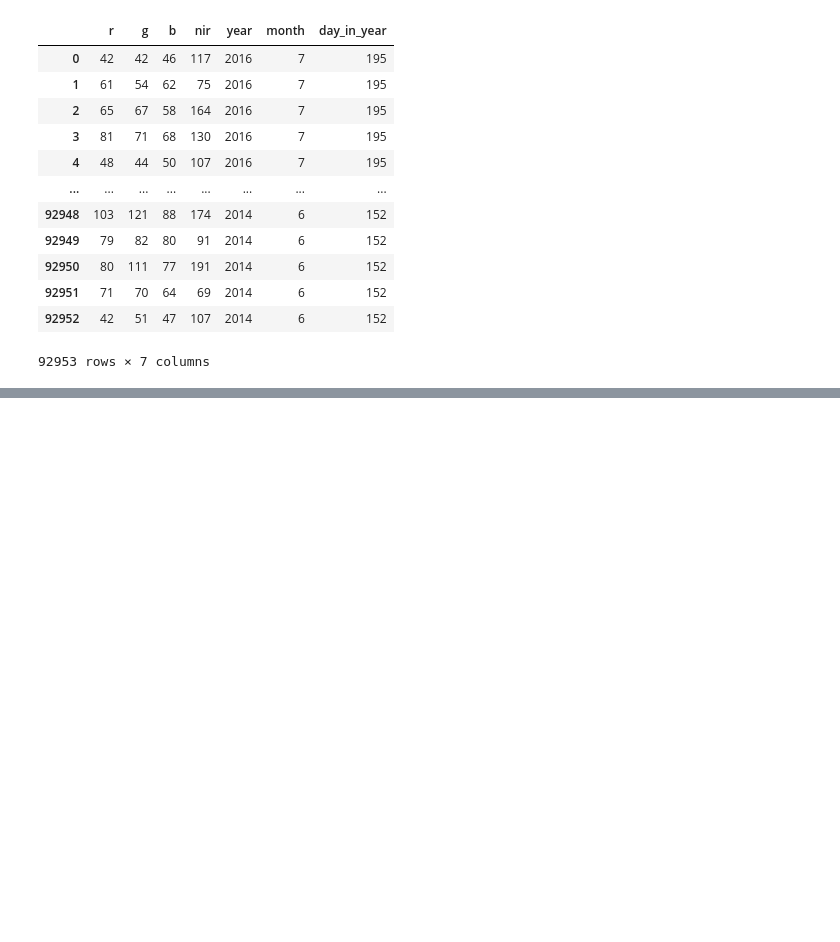
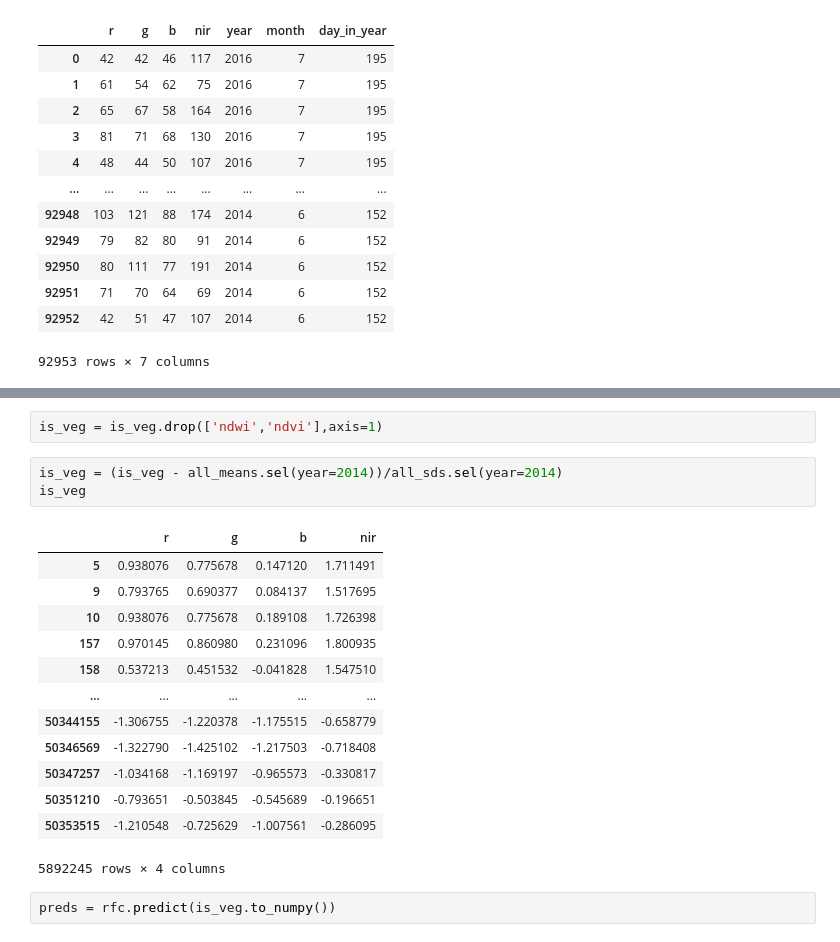
Before and after one commit to NCEAS/msai4earth-esa, a Jupyter notebook: iceplant_detection/normalize_data.ipynb, the cells around one changed output, grey strips where cells are left out. Cells and saved outputs as stored; diff of their text form; blank space fills up the shorter version.

```diff
--- a/iceplant_detection/normalize_data.ipynb
+++ b/iceplant_detection/normalize_data.ipynb
@@ -134,0 +239,21 @@ X_train['ndvi']= (X_train['nir']-X_train['r'])/(X_train['nir']-X_train['r'])
+# %%
+is_veg = is_veg.drop(['ndwi','ndvi'],axis=1)
+# %%
+is_veg = (is_veg - all_means.sel(year=2014))/all_sds.sel(year=2014)
+is_veg
+# %% [output]
+|  | r | g | b | nir |
+| 5 | 0.938076 | 0.775678 | 0.147120 | 1.711491 |
+| 9 | 0.793765 | 0.690377 | 0.084137 | 1.517695 |
+| 10 | 0.938076 | 0.775678 | 0.189108 | 1.726398 |
+| 157 | 0.970145 | 0.860980 | 0.231096 | 1.800935 |
+| 158 | 0.537213 | 0.451532 | -0.041828 | 1.547510 |
+| ... | ... | ... | ... | ... |
+| 50344155 | -1.306755 | -1.220378 | -1.175515 | -0.658779 |
+| 50346569 | -1.322790 | -1.425102 | -1.217503 | -0.718408 |
+| 50347257 | -1.034168 | -1.169197 | -0.965573 | -0.330817 |
+| 50351210 | -0.793651 | -0.503845 | -0.545689 | -0.196651 |
+| 50353515 | -1.210548 | -0.725629 | -1.007561 | -0.286095 |
+5892245 rows × 4 columns
+# %%
+preds = rfc.predict(is_veg.to_numpy())
```
Also changed, not shown: parts of 15 cells of this notebook.
